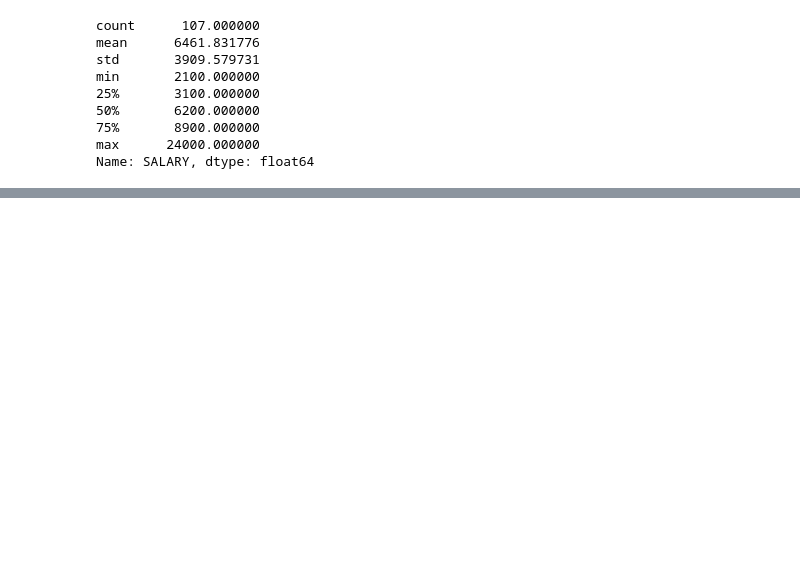
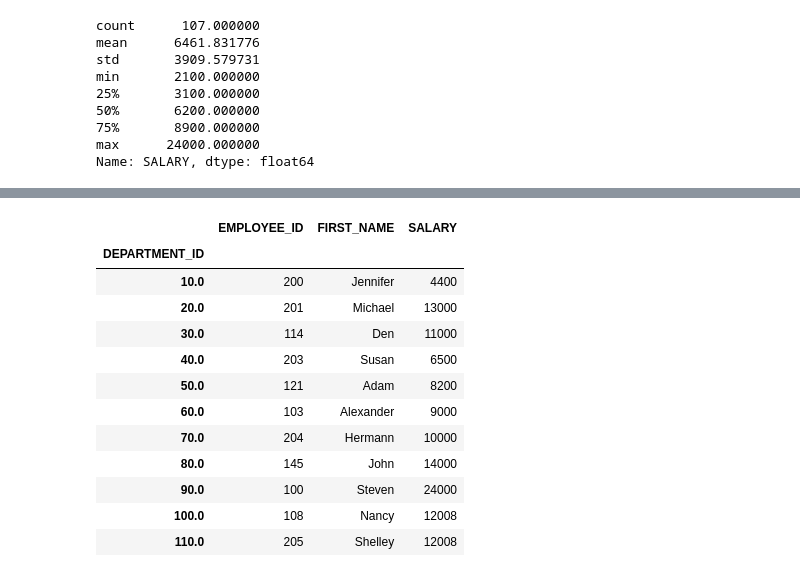
Before and after one commit to danhdlvn/tryBinder, a Jupyter notebook: khtn/p2test/p2test.ipynb, the cells around one changed output, grey strips where cells are left out. Drawn from its saved outputs; the diff is of its cells as text; code cells hidden in the pictures; blank space fills up the shorter version.

```diff
--- a/khtn/p2test/p2test.ipynb
+++ b/khtn/p2test/p2test.ipynb
@@ -163,0 +180,21 @@ emp[emp['SALARY'] == emp['SALARY'].min()]
+# %%
+# 13_sol2 - create temp max colomn
+
+emp_13b_gr = emp.groupby(['DEPARTMENT_ID']).agg({'SALARY':'max'}).rename(columns={'SALARY':'SALARY_MAX'})
+emp_13b = pd.merge(emp, emp_13b_gr, how = 'left', on = ['DEPARTMENT_ID'])
+emp_13b = emp_13b[emp_13b['SALARY'] == emp_13b['SALARY_MAX']]
+emp_13b[['DEPARTMENT_ID','EMPLOYEE_ID','FIRST_NAME','SALARY']].set_index('DEPARTMENT_ID').sort_values(by=['DEPARTMENT_ID'], ascending=[True])
+# %% [output]
+|  | EMPLOYEE_ID | FIRST_NAME | SALARY |
+| DEPARTMENT_ID |  |  |  |
+| 10.0 | 200 | Jennifer | 4400 |
+| 20.0 | 201 | Michael | 13000 |
+| 30.0 | 114 | Den | 11000 |
+| 40.0 | 203 | Susan | 6500 |
+| 50.0 | 121 | Adam | 8200 |
+| 60.0 | 103 | Alexander | 9000 |
+| 70.0 | 204 | Hermann | 10000 |
+| 80.0 | 145 | John | 14000 |
+| 90.0 | 100 | Steven | 24000 |
+| 100.0 | 108 | Nancy | 12008 |
+| 110.0 | 205 | Shelley | 12008 |
```
Also changed, not shown: parts of 7 cells of this notebook.
